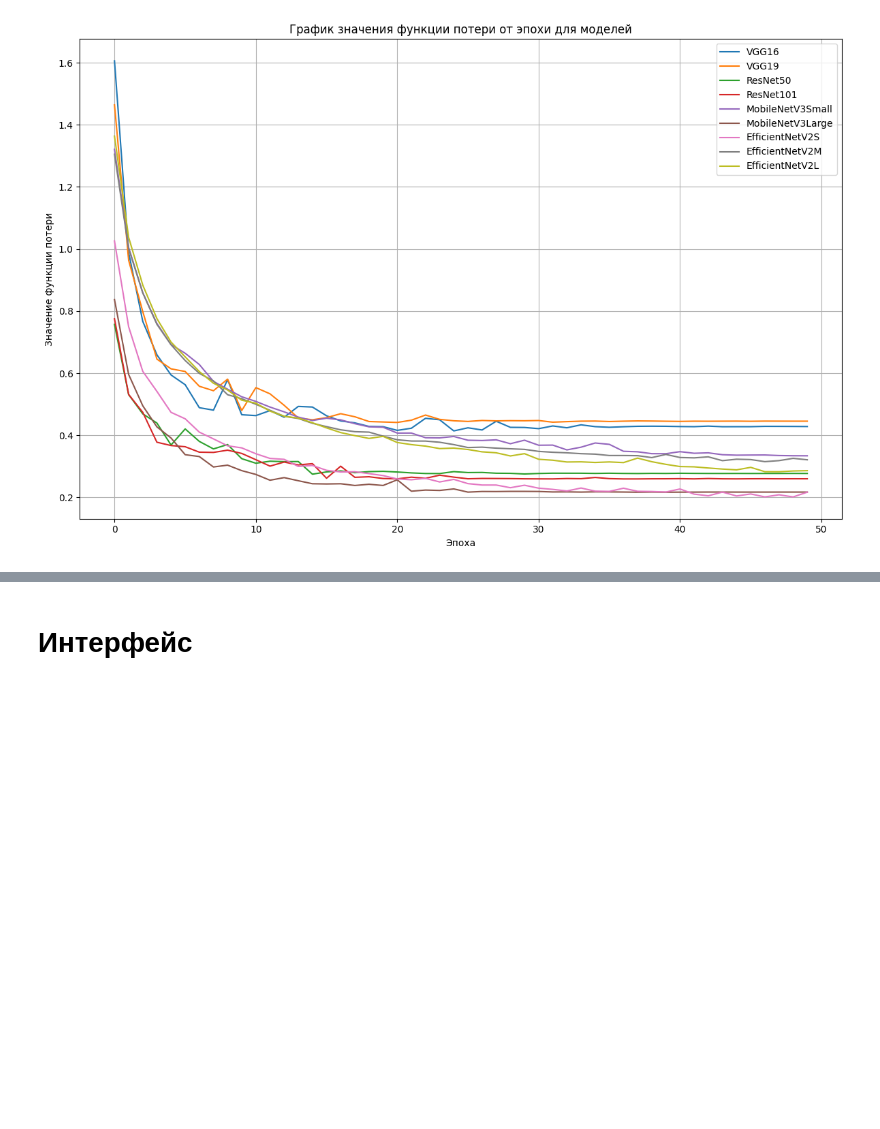
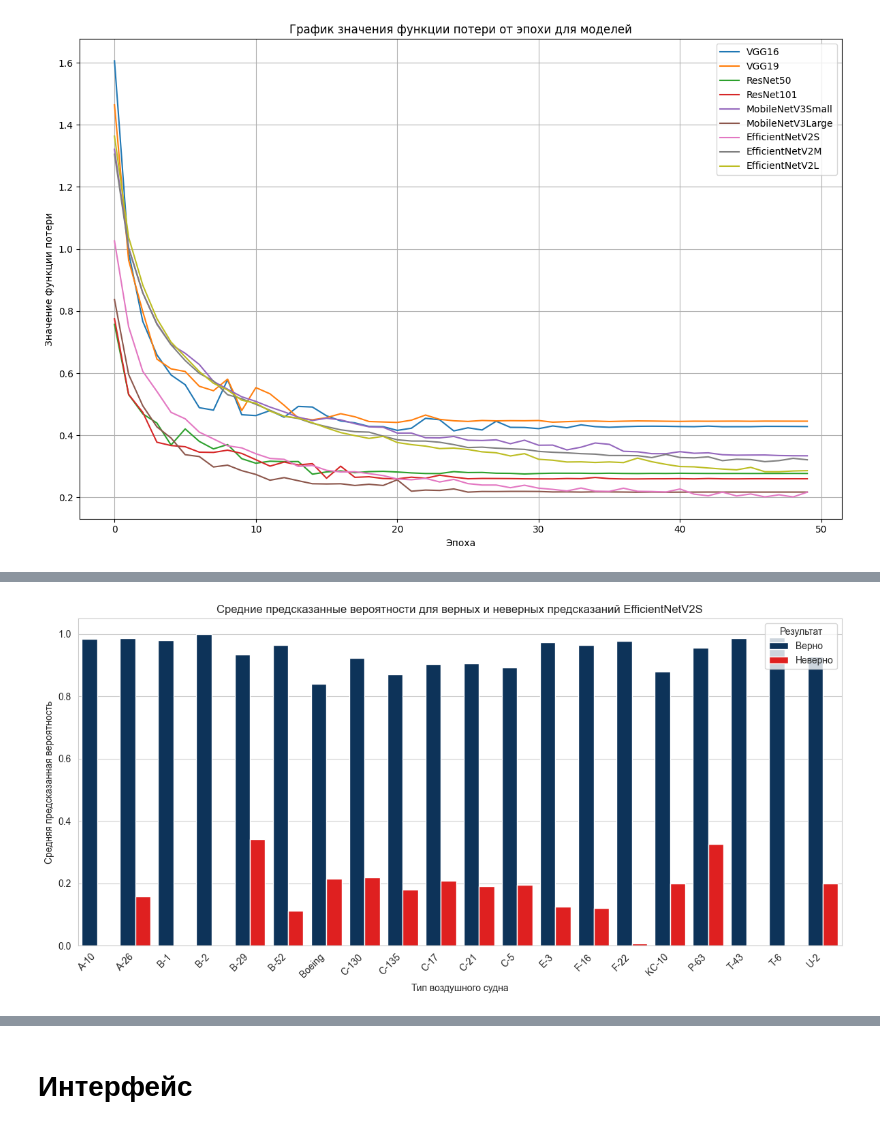
Before and after one commit to Envicta25/diplom, a Jupyter notebook: main.ipynb, the cells around one changed output, grey strips where cells are left out. Cells and saved outputs as stored; diff of their text form; code cells hidden in the pictures; blank space fills up the shorter version.

```diff
--- a/main.ipynb
+++ b/main.ipynb
@@ -514,0 +552,67 @@ plt.show()
+# %%
+# Шаг 1: Получаем вероятности предсказаний на тестовом наборе
+y_pred_prob = best_model.predict(test_generator, steps=len(test_generator), verbose=0)
+
+# Шаг 2: Преобразуем вероятности в индексы предсказанных классов
+y_pred = np.argmax(y_pred_prob, axis=1)
+
+# Шаг 3: Извлекаем истинные метки из генератора
+y_true = test_generator.classes
+
+# Шаг 4: Получаем список названий классов
+class_labels = list(test_generator.class_indices.keys())
+
+# Шаг 5: Для каждого класса собираем средние вероятности верных и неверных предсказаний
+data = []
+num_classes = len(class_labels)
+
+for class_index in range(num_classes):
+    idxs_for_class = np.where(y_true == class_index)[0]
+
+    correct_probs = []
+    incorrect_probs = []
+
+    for j in idxs_for_class:
+        prob_for_class = y_pred_prob[j, class_index]
+        if y_pred[j] == class_index:
+            correct_probs.append(prob_for_class)
+        else:
+            incorrect_probs.append(prob_for_class)
+
+    mean_correct = np.mean(correct_probs) if correct_probs else 0.0
+    mean_incorrect = np.mean(incorrect_probs) if incorrect_probs else 0.0
+
+    data.append({
+        'Тип ВС': class_labels[class_index],
+        'Средняя вероятность': mean_correct,
+        'Результат': 'Верно'
+    })
+    data.append({
+        'Тип ВС': class_labels[class_index],
+        'Средняя вероятность': mean_incorrect,
+        'Результат': 'Неверно'
+    })
+
+# Шаг 6: Создаём DataFrame для визуализации
+df = pd.DataFrame(data)
+
+# Шаг 7: Строим столбчатую диаграмму
+dark_blue = "#003366"
+
+plt.figure(figsize=(12, 6))
+sns.barplot(
+    data=df,
+    x='Тип ВС',
+    y='Средняя вероятность',
+    hue='Результат',
+    palette={'Верно': dark_blue, 'Неверно': 'red'}
+)
+plt.xticks(rotation=45, ha='right')
+plt.xlabel('Тип воздушного судна')
+plt.ylabel('Средняя предсказанная вероятность')
+plt.title('Средние предсказанные вероятности для верных и неверных предсказаний EfficientNetV2S')
+plt.legend(title='Результат', loc='best')
+plt.tight_layout()
+plt.show()
+# %% [output]
+[figure, added]
```
Also changed, not shown: parts of 8 cells of this notebook, 8 other files.
